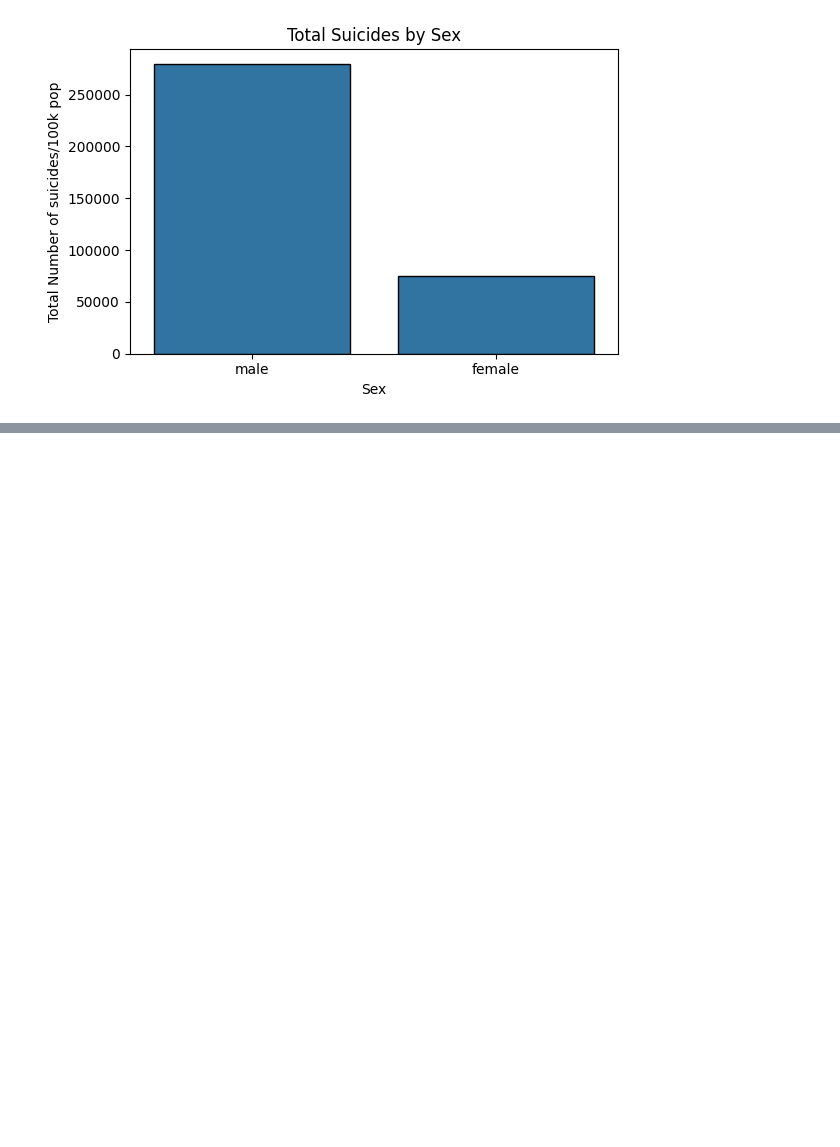
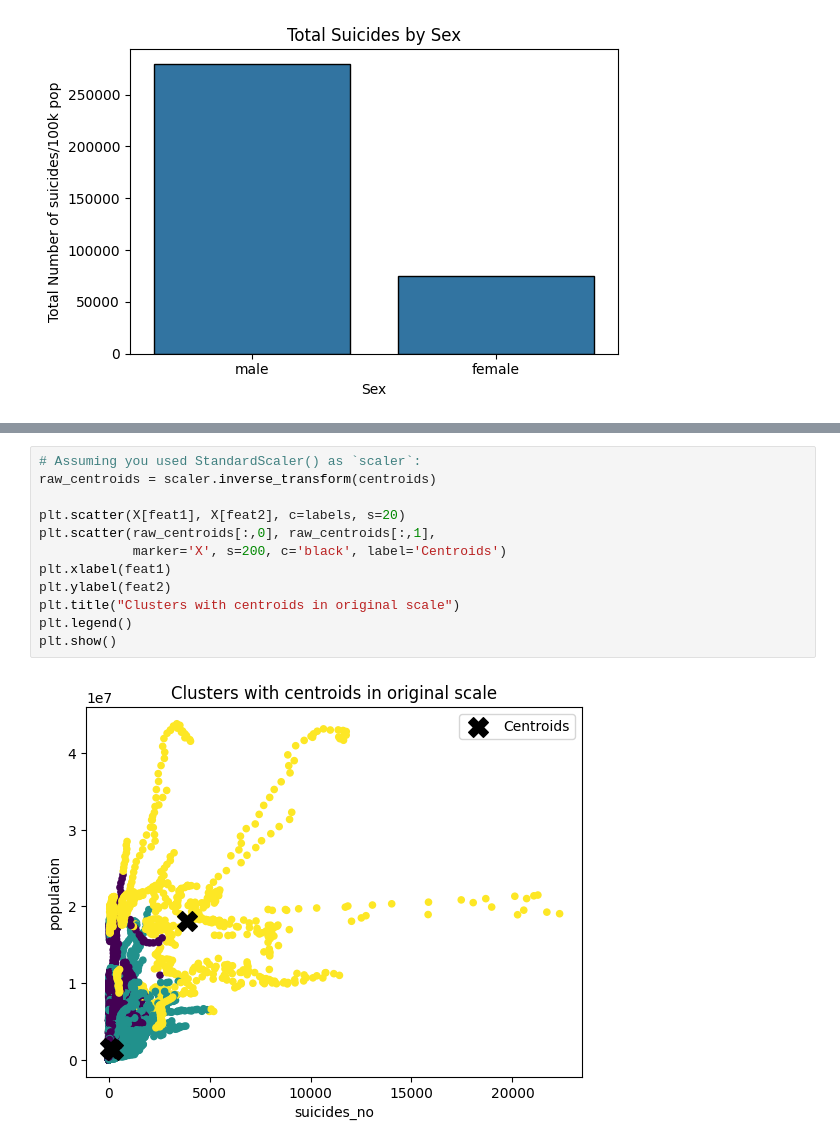
Before and after one commit to LukasRonberg/BIExam, a Jupyter notebook: suicide.ipynb, the cells around one changed output, grey strips where cells are left out. Drawn from its saved outputs; the diff is of its cells as text; blank space fills up the shorter version.

```diff
--- a/suicide.ipynb
+++ b/suicide.ipynb
@@ -331,0 +402,14 @@ print("hej")
+# %%
+# Assuming you used StandardScaler() as `scaler`:
+raw_centroids = scaler.inverse_transform(centroids)
+
+plt.scatter(X[feat1], X[feat2], c=labels, s=20)
+plt.scatter(raw_centroids[:,0], raw_centroids[:,1],
+            marker='X', s=200, c='black', label='Centroids')
+plt.xlabel(feat1)
+plt.ylabel(feat2)
+plt.title("Clusters with centroids in original scale")
+plt.legend()
+plt.show()
+# %% [output]
+[figure, added]
```
Also changed, not shown: parts of 24 cells of this notebook.
